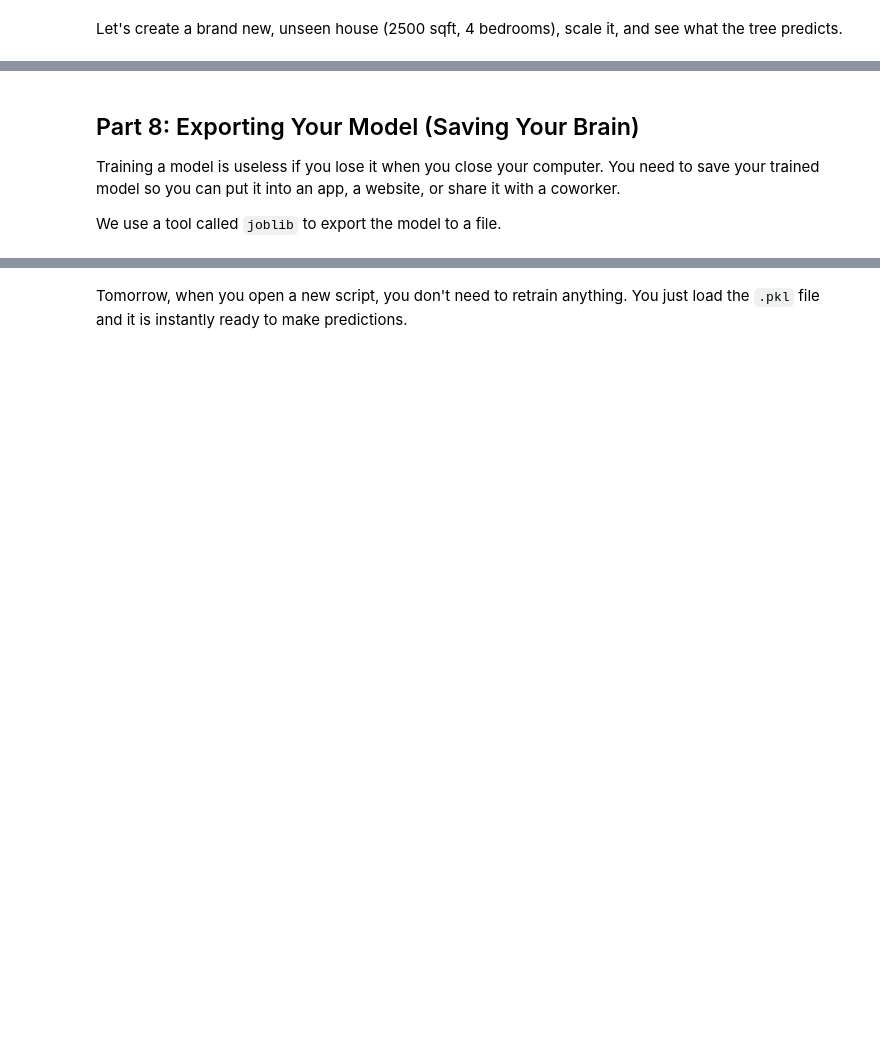
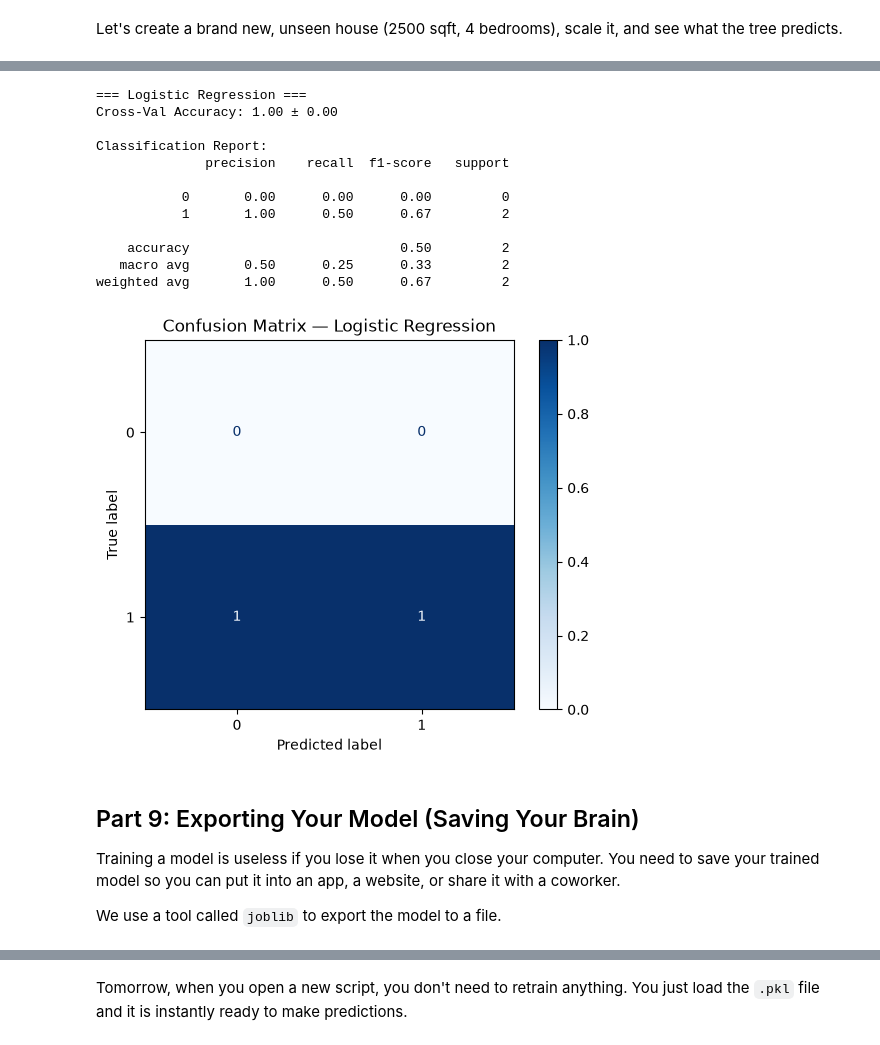
Before and after one commit to Argivist/Python-Package-Tutorial-and-Guidebooks, a Jupyter notebook: SciKit.ipynb, the cells around one changed output, grey strips where cells are left out. Drawn from its saved outputs; the diff is of its cells as text; code cells hidden in the pictures; blank space fills up the shorter version.

```diff
--- a/SciKit.ipynb
+++ b/SciKit.ipynb
@@ -112,0 +148,5 @@ print('Classification Accuracy:', accuracy)
+# %%
+# Generate predictions from all three models
+pred_lr  = clf_lr.predict(X_test_scaled)
+pred_rf  = clf_rf.predict(X_test_scaled)
+pred_svc = clf_svc.predict(X_test_scaled)
@@ -184,5 +527,46 @@ shopper_data
+# %%
+# ── Full Classification Evaluation Template ──────────────────────────────────
+from sklearn.metrics import classification_report, confusion_matrix, ConfusionMatrixDisplay
+from sklearn.model_selection import cross_val_score
+import matplotlib.pyplot as plt
+
+def evaluate_classifier(model, X_train, y_train, X_test, y_test, model_name="Model"):
+    """Train, cross-validate, and fully evaluate a classifier."""
+    # Cross-validation
+    cv_acc = cross_val_score(model, X_train, y_train, cv=2, scoring='accuracy')
+    print(f"=== {model_name} ===")
+    print(f"Cross-Val Accuracy: {cv_acc.mean():.2f} ± {cv_acc.std():.2f}")
+
+    # Final fit & test evaluation
+    model.fit(X_train, y_train)
+    preds = model.predict(X_test)
+    print("\nClassification Report:")
+    print(classification_report(y_test, preds, zero_division=0))
+
+    # Confusion matrix
+    cm = confusion_matrix(y_test, preds)
+    ConfusionMatrixDisplay(cm).plot(cmap='Blues')
+    plt.title(f'Confusion Matrix — {model_name}')
+    plt.show()
+
+# Example usage:
+evaluate_classifier(LogisticRegression(), X_train_scaled, y_train, X_test_scaled, y_test, "Logistic Regression")
+# %% [output]
+=== Logistic Regression ===
+Cross-Val Accuracy: 1.00 ± 0.00
+
+Classification Report:
+              precision    recall  f1-score   support
+
+           0       0.00      0.00      0.00         0
+           1       1.00      0.50      0.67         2
+
+    accuracy                           0.50         2
+   macro avg       0.50      0.25      0.33         2
+weighted avg       1.00      0.50      0.67         2
+[figure, added]
 # %% [markdown]
-## Part 8: Exporting Your Model (Saving Your Brain)
+## Part 9: Exporting Your Model (Saving Your Brain)
 
 Training a model is useless if you lose it when you close your computer. You need to save your trained model so you can put it into an app, a website, or share it with a coworker.
 
```
Also changed, not shown: parts of 42 cells of this notebook.
